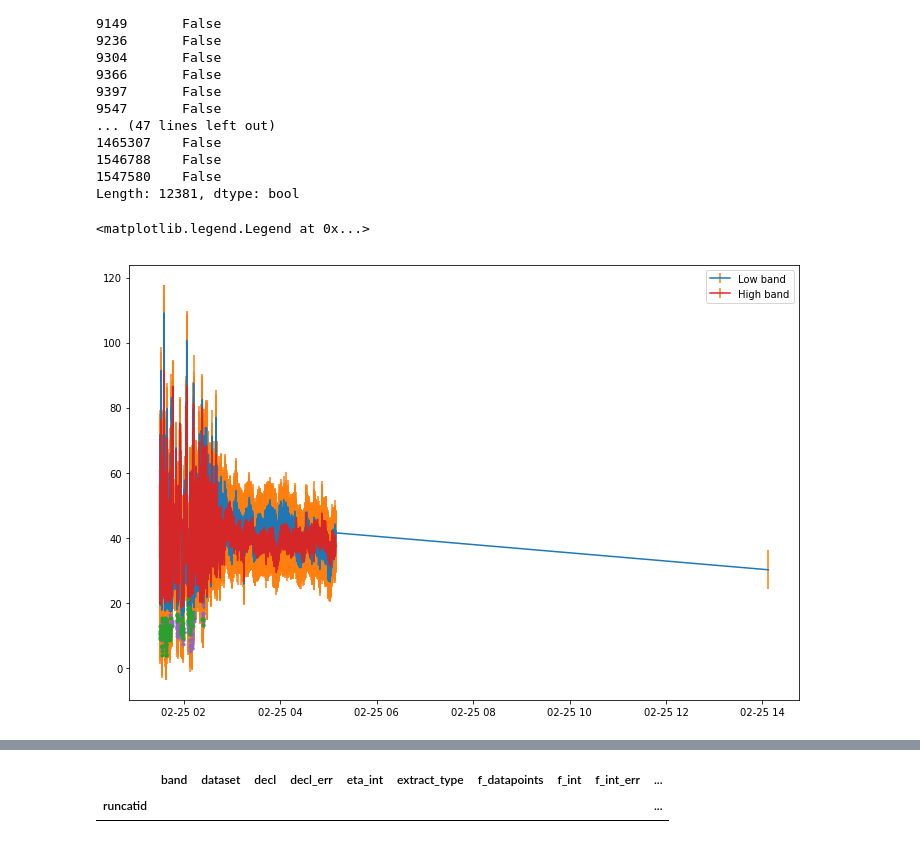
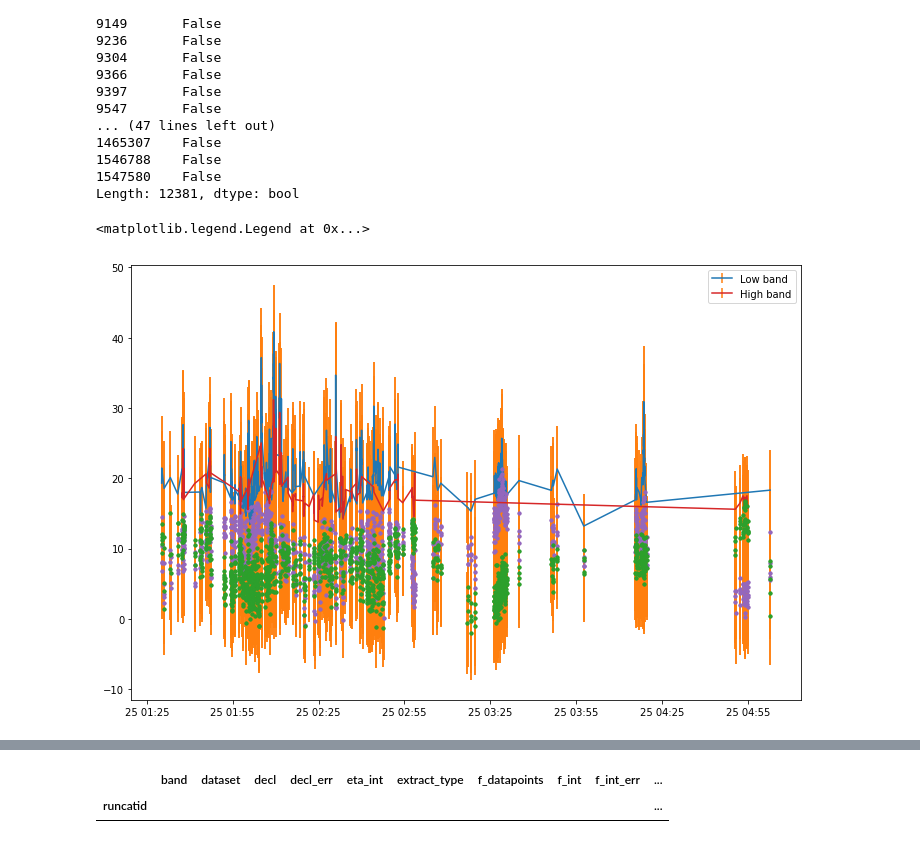
Before and after one commit to shulevski/scratchpad, a Jupyter notebook: notebooks/transients_wTraP.ipynb, the cells around one changed output, grey strips where cells are left out. Saved outputs shown, nothing was run; the diff lists cells and outputs as text; code cells hidden in the pictures.

Commit message:
update transients, runcat cleaning

```diff
--- a/notebooks/transients_wTraP.ipynb
+++ b/notebooks/transients_wTraP.ipynb
@@ -161,8 +159,8 @@ def retrieve_source(full_data, run_id):
     source_df = full_data[(full_data.runcatid == run_id)]
 
 #     source_df = source_df.groupby('taustart_ts', as_index=False)
-#     source_df.set_index(source_df.taustart_ts, inplace=True)
-    return source_df
+    source_df.set_index(source_df.taustart_ts, inplace=True)
+    return source_df.sort_index()
 
 
 def plot_lightcurve(full_data, run_id, ion_sub=False, roll_len = 1*60, roll_type = 'triang', stdout=True):
@@ -488,0 +719,3 @@ print max(data.runcatid)
+# %%
+reduced = reduced.drop(reduced.index[np.logical_or((reduced.set_index("taustart_ts").index.month != 2), \
+                           (reduced.set_index("taustart_ts").index.hour == 14))])
@@ -746,39 +1130,39 @@ xtrsrc
 Length: 12381, dtype: bool
 # %%
 
-run_index = 197 #np.unique(reduced.runcatid)[653]
+# run_index = 197 #np.unique(reduced.runcatid)[653]
 
-source_df = retrieve_source(reduced, run_index)
+# source_df = retrieve_source(reduced, run_index)
 
 plt.figure(figsize=(12,8))
 plt.errorbar(source_df.taustart_ts[(source_df.freq_eff < 60000000) & (source_df.extract_type == 0)].values,
              source_df.f_int[(source_df.freq_eff < 60000000) & (source_df.extract_type == 0)].values,
              yerr = source_df.f_int_err[(source_df.freq_eff < 60000000) & (source_df.extract_type == 0)].values,
              fmt="-", color="C0",ecolor="C1", label="Low band")
 
 plt.errorbar(source_df.taustart_ts[(source_df.freq_eff < 60000000) & (source_df.extract_type == 1 )].values,
              source_df.f_int[(source_df.freq_eff < 60000000) & (source_df.extract_type == 1 )].values,
              yerr = source_df.f_int_err[(source_df.freq_eff < 60000000) & (source_df.extract_type == 1 )].values,
              fmt=".", color="C4",ecolor="C1")
 
 # plt.ylim([0,80])
 
 # plt.figure(figsize=(24,8))
 plt.errorbar(source_df.taustart_ts[(source_df.freq_eff > 60000000) & (source_df.extract_type == 0 )].values,
              source_df.f_int[(source_df.freq_eff > 60000000) & (source_df.extract_type == 0 )].values,
              yerr = source_df.f_int_err[(source_df.freq_eff > 60000000) & (source_df.extract_type == 0 )].values,
              fmt="-",color="C3", ecolor="C1", label="High band")
 
 plt.errorbar(source_df.taustart_ts[(source_df.freq_eff > 60000000) & (source_df.extract_type == 1 )].values,
              source_df.f_int[(source_df.freq_eff > 60000000) & (source_df.extract_type == 1 )].values,
              yerr = source_df.f_int_err[(source_df.freq_eff > 60000000) & (source_df.extract_type == 1 )].values,
              fmt=".", color="C2",ecolor="C1")
 
 
-# plt.xlim([source_df.taustart_ts[source_df.freq_eff > 60000000].values[700],
-#          source_df.taustart_ts[source_df.freq_eff > 60000000].values[830]])
+# plt.xlim([source_df.taustart_ts[source_df.freq_eff > 60000000].values[0],
+#          source_df.taustart_ts[source_df.freq_eff > 60000000].values[100]])
 
 plt.legend()
 # %% [output]
 <matplotlib.legend.Legend at 0x...>
-[figure, old version]
+[figure, new version]
```
Also changed, not shown: parts of 41 cells of this notebook.
